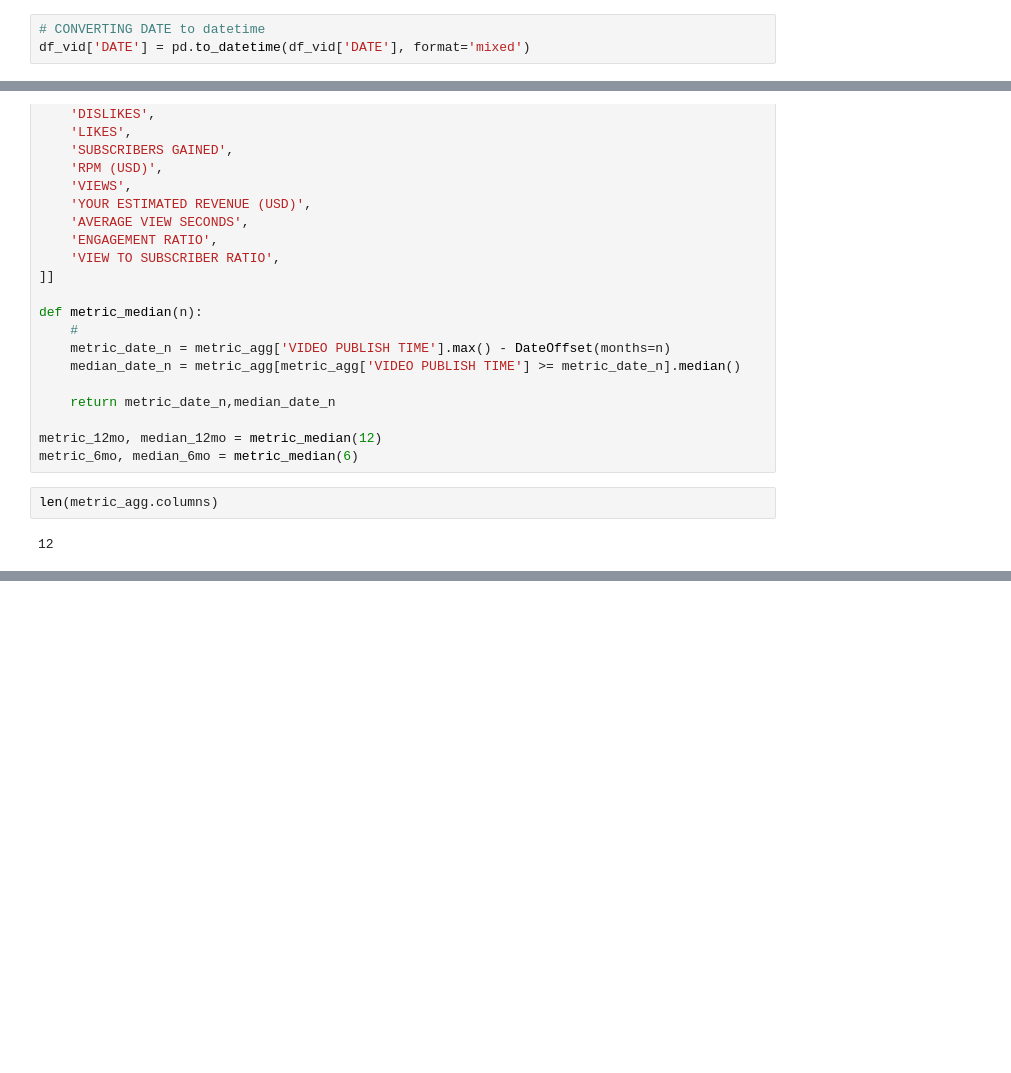
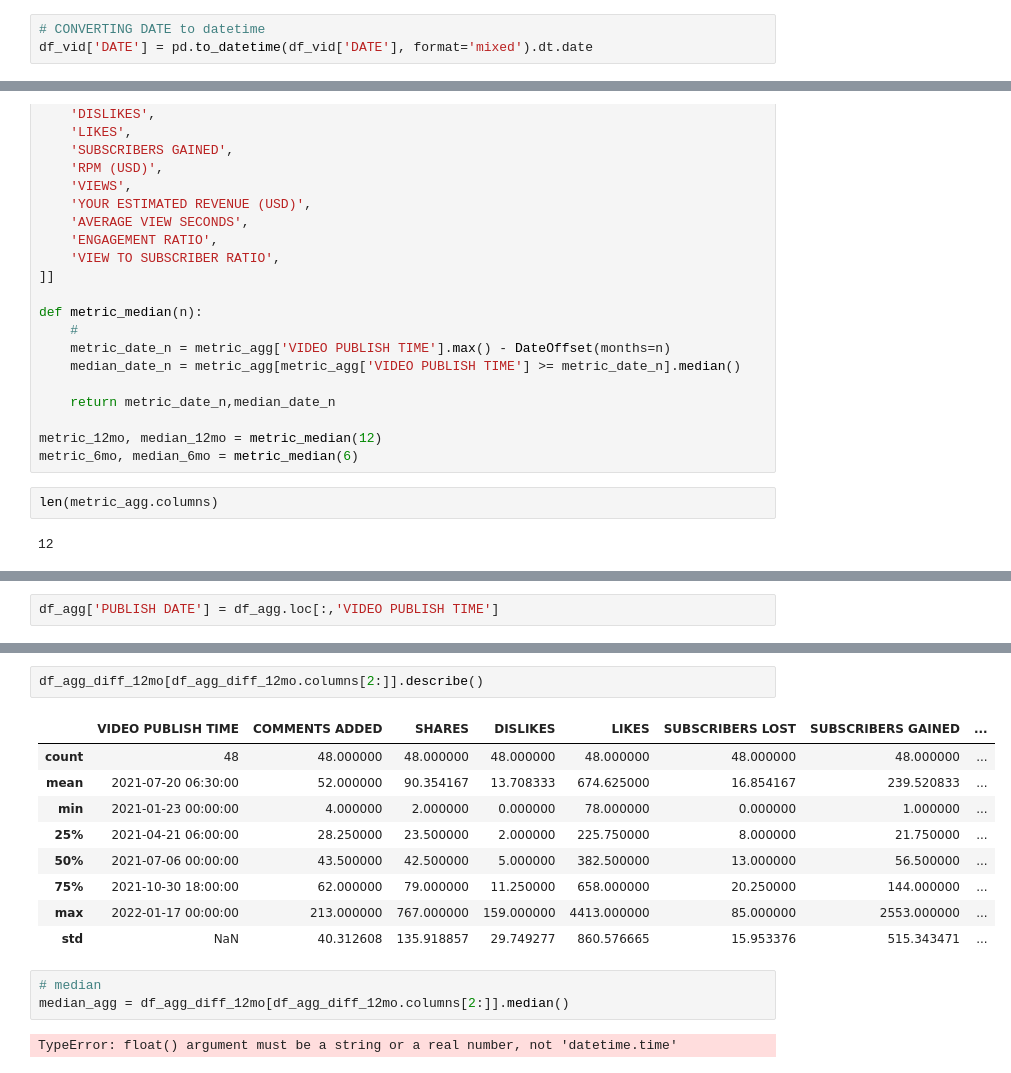
Before and after one commit to andazi/goal-data-science, a Jupyter notebook: deployed apps/project 2/youtube dashbord.ipynb, the cells around one changed output, grey strips where cells are left out. Cells and saved outputs as stored; diff of their text form; blank space fills up the shorter version.

```diff
--- a/deployed apps/project 2/youtube dashbord.ipynb
+++ b/deployed apps/project 2/youtube dashbord.ipynb
@@ -191,7 +214,7 @@ df_vid.head(1)
 | 0 | 19 Jan 2022 | Kaggle Project From Scratch - Par... | KQ80oD_boBM | 2191 | https://i.ytimg.com/vi/KQ80oD_boB... | 13 | 0 | ... |
 # %%
 # CONVERTING DATE to datetime
-df_vid['DATE'] = pd.to_datetime(df_vid['DATE'], format='mixed')
+df_vid['DATE'] = pd.to_datetime(df_vid['DATE'], format='mixed').dt.date
 # %%
 df_agg_sub.head(1)
 # %% [output]
@@ -403,0 +555,2 @@ for i in median_6mo.index:
+# %%
+df_agg['PUBLISH DATE'] = df_agg.loc[:,'VIDEO PUBLISH TIME']
@@ -403,0 +666,17 @@ for i in median_6mo.index:
+# %%
+df_agg_diff_12mo[df_agg_diff_12mo.columns[2:]].describe()
+# %% [output]
+|  | VIDEO PUBLISH TIME | COMMENTS ADDED | SHARES | DISLIKES | LIKES | SUBSCRIBERS LOST | SUBSCRIBERS GAINED | ... |
+| count | 48 | 48.000000 | 48.000000 | 48.000000 | 48.000000 | 48.000000 | 48.000000 | ... |
+| mean | 2021-07-20 06:30:00 | 52.000000 | 90.354167 | 13.708333 | 674.625000 | 16.854167 | 239.520833 | ... |
+| min | 2021-01-23 00:00:00 | 4.000000 | 2.000000 | 0.000000 | 78.000000 | 0.000000 | 1.000000 | ... |
+| 25% | 2021-04-21 06:00:00 | 28.250000 | 23.500000 | 2.000000 | 225.750000 | 8.000000 | 21.750000 | ... |
+| 50% | 2021-07-06 00:00:00 | 43.500000 | 42.500000 | 5.000000 | 382.500000 | 13.000000 | 56.500000 | ... |
+| 75% | 2021-10-30 18:00:00 | 62.000000 | 79.000000 | 11.250000 | 658.000000 | 20.250000 | 144.000000 | ... |
+| max | 2022-01-17 00:00:00 | 213.000000 | 767.000000 | 159.000000 | 4413.000000 | 85.000000 | 2553.000000 | ... |
+| std | NaN | 40.312608 | 135.918857 | 29.749277 | 860.576665 | 15.953376 | 515.343471 | ... |
+# %%
+# median
+median_agg = df_agg_diff_12mo[df_agg_diff_12mo.columns[2:]].median()
+# %% [output]
+TypeError: float() argument must be a string or a real number, not 'datetime.time'
```
Also changed, not shown: parts of 34 cells of this notebook, 1 other file.
